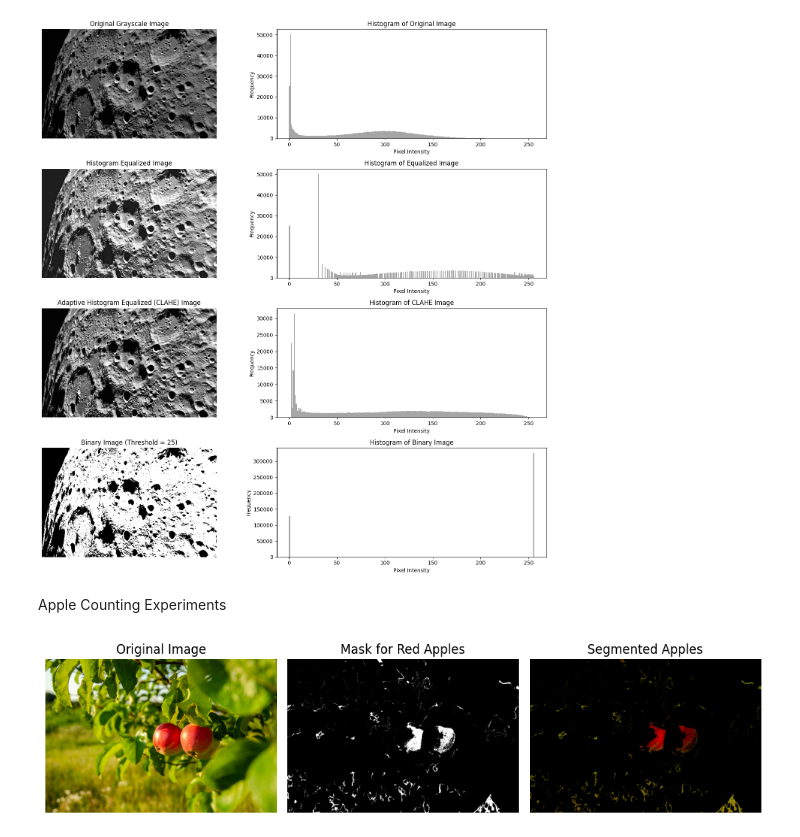
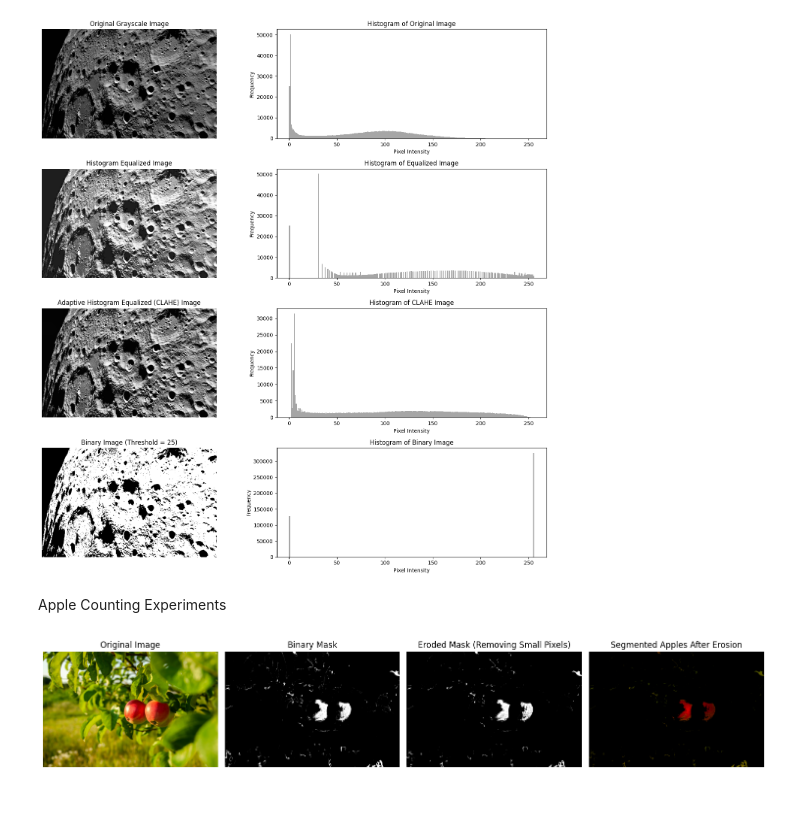
Before and after one commit to SIDDHARTH-S-001/openai_gym_experiments, a Jupyter notebook: image_processing/classical_techniques.ipynb, the cells around one changed output. Drawn from its saved outputs; the diff is of its cells as text; code cells hidden in the pictures; blank space fills up the shorter version.

Commit message:
implemented erosion after thresholding RGB

```diff
--- a/image_processing/classical_techniques.ipynb
+++ b/image_processing/classical_techniques.ipynb
@@ -175,46 +175,56 @@ else:
     clahe = cv2.createCLAHE(clipLimit=2.0, tileGridSize=(8, 8))
 
     # Apply CLAHE to each of the Red, Green, and Blue channels
     r_clahe = clahe.apply(r_channel)
     g_clahe = clahe.apply(g_channel)
     b_clahe = clahe.apply(b_channel)
 
     # Merge the CLAHE-adjusted channels back into an RGB image
     img_clahe_rgb = cv2.merge([r_clahe, g_clahe, b_clahe])
 
     # Define thresholds for Red, Green, and Blue channels for segmentation
-    # The values may need tweaking depending on your specific image
-    lower_bound = np.array([80, 0, 0])  # Lower bound for RGB (apples are red)
-    upper_bound = np.array([255, 100, 20])  # Upper bound for RGB
+    lower_bound = np.array([60, 0, 0])  # Lower bound for RGB (apples are red)
+    upper_bound = np.array([255, 60, 20])  # Upper bound for RGB
 
     # Create a mask based on the defined thresholds
     mask = cv2.inRange(img_clahe_rgb, lower_bound, upper_bound)
 
-    # Use the mask to extract the apples (red regions) from the image
-    result = cv2.bitwise_and(img_rgb, img_rgb, mask=mask)
+    # Convert mask to binary (already in binary due to inRange)
+    binary_image = mask
+
+    # Apply erosion to remove scrap pixels (small artifacts)
+    kernel = np.ones((2, 2), np.uint8)  # Define a small kernel (3x3)
+    eroded_image = cv2.erode(binary_image, kernel, iterations=1)
 
     # Plot the results
-    plt.figure(figsize=(10, 5))
+    plt.figure(figsize=(15, 10))
 
     # Display the original image
-    plt.subplot(1, 3, 1)
+    plt.subplot(1, 4, 1)
     plt.imshow(img_rgb)
     plt.title('Original Image')
     plt.axis('off')
 
-    # Display the mask (binary image)
-    plt.subplot(1, 3, 2)
-    plt.imshow(mask, cmap='gray')
-    plt.title('Mask for Red Apples')
+    # Display the binary mask (before erosion)
+    plt.subplot(1, 4, 2)
+    plt.imshow(binary_image, cmap='gray')
+    plt.title('Binary Mask')
     plt.axis('off')
 
-    # Display the segmented apples
-    plt.subplot(1, 3, 3)
-    plt.imshow(result)
-    plt.title('Segmented Apples')
+    # Display the eroded image (after erosion)
+    plt.subplot(1, 4, 3)
+    plt.imshow(eroded_image, cmap='gray')
+    plt.title('Eroded Mask (Removing Small Pixels)')
+    plt.axis('off')
+
+    # Display the segmented apples after erosion
+    result_eroded = cv2.bitwise_and(img_rgb, img_rgb, mask=eroded_image)
+    plt.subplot(1, 4, 4)
+    plt.imshow(result_eroded)
+    plt.title('Segmented Apples After Erosion')
     plt.axis('off')
 
     plt.tight_layout()
     plt.show()
 # %% [output]
-[figure, old version]
+[figure, new version]
```
